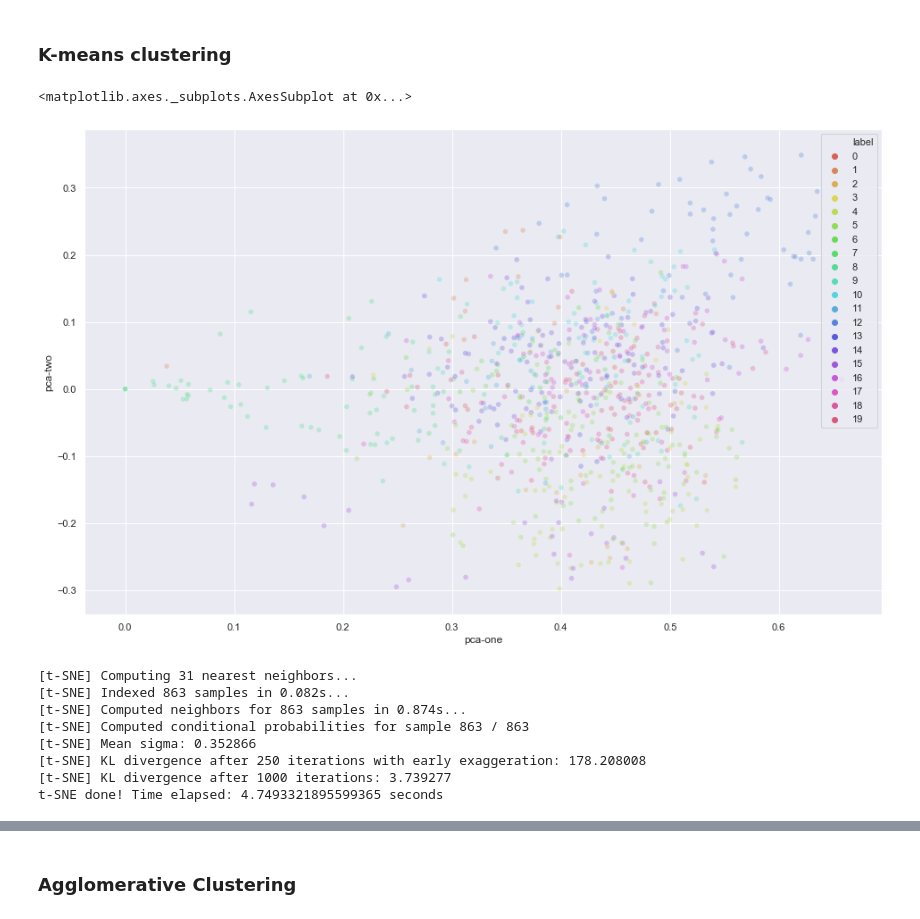
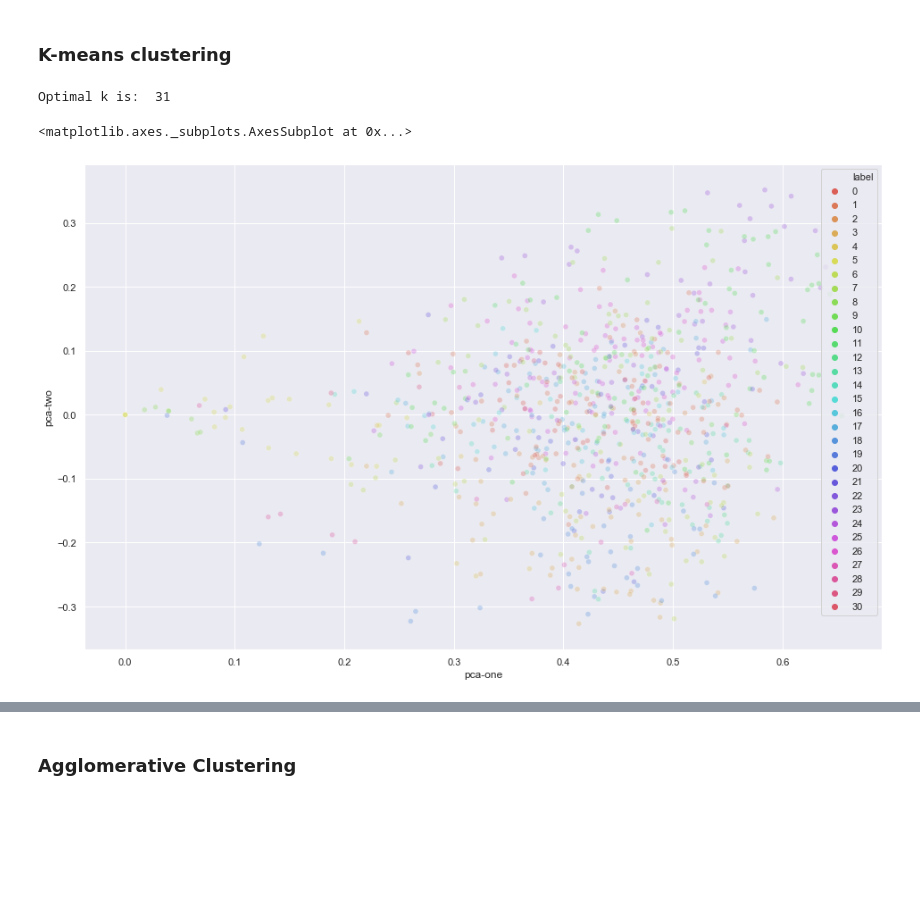
Before and after one commit to carlomarxdk/danish-parlament-text, a Jupyter notebook: 3_TF_IDF.ipynb, the cells around one changed output, grey strips where cells are left out. Drawn from its saved outputs; the diff is of its cells as text; code cells hidden in the pictures; blank space fills up the shorter version.

```diff
--- a/3_TF_IDF.ipynb
+++ b/3_TF_IDF.ipynb
@@ -28,7 +74,7 @@ df.sample(2)
 # %%
 #tvec = TfidfVectorizer(min_df=.01, max_df=1.0, sublinear_tf=True, analyzer='word', ngram_range=(1,2), max_features=20000)
-tvec = TfidfVectorizer(analyzer='word', ngram_range=(1,1), max_features=10000,
-                       min_df=10, max_df=0.7, sublinear_tf=True)
+tvec = TfidfVectorizer(analyzer='word', ngram_range=(1,1), max_features=5000,
+                       min_df=10, max_df=0.6, sublinear_tf=True)
 x = tvec.fit_transform(df['Sentences'])
 
 words = tvec.get_feature_names()
@@ -51,11 +99,13 @@ t0 = time.time()
 # Vectorizer results are normalized, which makes KMeans behave as
 # spherical k-means for better results. Since LSA/SVD results are
 # not normalized, we have to redo the normalization.
-svd = TruncatedSVD(n_components=800, n_iter=100)
-normalizer = Normalizer(copy=False)
-lsa = make_pipeline(svd, normalizer)
+svd = TruncatedSVD(n_components=500, n_iter=100)
+#normalizer = Normalizer(copy=False)
+#lsa = make_pipeline(svd, normalizer)
+#pca_result = lsa.fit_transform(df_x.iloc[:,:10000])
 
-pca_result = lsa.fit_transform(df_x[words])
+
+pca_result = svd.fit_transform(df_x.iloc[:,:5000])
 df_x['pca-one'] = pca_result[:,0]
 df_x['pca-two'] = pca_result[:,1]
 df_x['pca-three'] = pca_result[:,2]#
@@ -87,33 +124,22 @@ df_x['label'] = clustering.labels_
+# %%
+### GAP STATISTICS
+k, gapdf = optimalK(pca_result, nrefs=5, maxClusters=33)
+print ('Optimal k is: ', k)
+# %% [output]
+Optimal k is:  31
 # %%
-
-clustering = KMeans(n_clusters=20, n_init=30, max_iter=2000, algorithm='full').fit(pca_result)
+clustering = KMeans(n_clusters=31, n_init=100, max_iter=2000, algorithm='full').fit(pca_result)
 df_x['label'] = clustering.labels_
 
 plt.figure(figsize=(16,10))
 sns.scatterplot(
     x="pca-one", y="pca-two",
     hue='label',
     palette=sns.color_palette("hls", np.max(clustering.labels_)+1),
     data=df_x,
     legend="full",
     alpha=0.3
 )
 # %% [output]
 <matplotlib.axes._subplots.AxesSubplot at 0x...>
-[figure, old version]
+[figure, new version]
-# %%
-time_start = time.time()
-tsne = TSNE(n_components=2, verbose=1, perplexity=10, n_iter=1000)
-#tsne_results = tsne.fit_transform(df_x[words])
-tsne_results = tsne.fit_transform(pca_result)
-
-print('t-SNE done! Time elapsed: {} seconds'.format(time.time()-time_start))
-# %% [output]
-[t-SNE] Computing 31 nearest neighbors...
-[t-SNE] Indexed 863 samples in 0.082s...
-[t-SNE] Computed neighbors for 863 samples in 0.874s...
-[t-SNE] Computed conditional probabilities for sample 863 / 863
-[t-SNE] Mean sigma: 0.352866
-[t-SNE] KL divergence after 250 iterations with early exaggeration: 178.208008
-[t-SNE] KL divergence after 1000 iterations: 3.739277
-t-SNE done! Time elapsed: 4.7493321895599365 seconds
```
Also changed, not shown: parts of 18 cells of this notebook, 1 other file.
